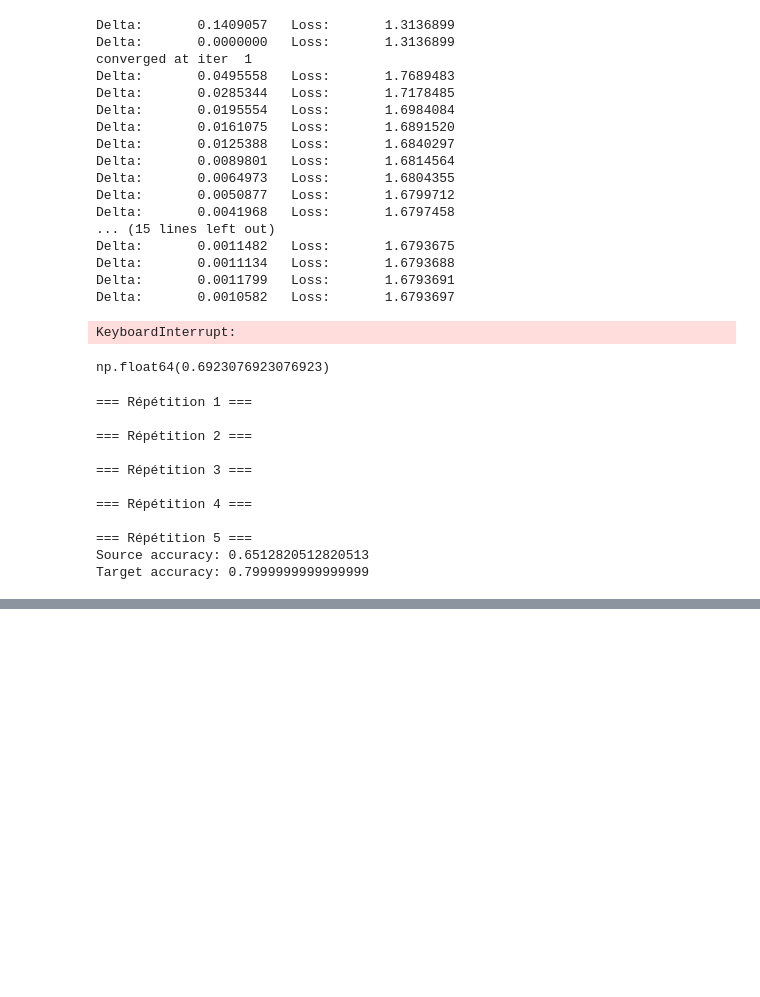
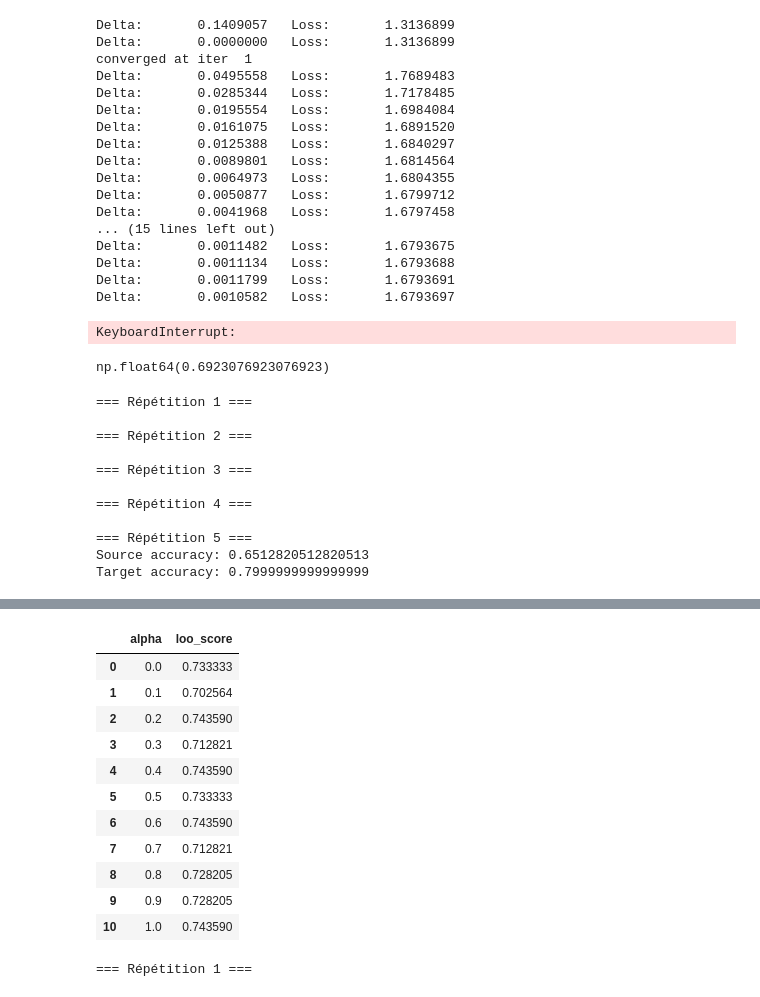
Before and after one commit to otrecoding/jdcoot, a Jupyter notebook: exemple_omique.ipynb, the cells around one changed output, grey strips where cells are left out. Drawn from its saved outputs; the diff is of its cells as text; code cells hidden in the pictures; blank space fills up the shorter version.

```diff
--- a/exemple_omique.ipynb
+++ b/exemple_omique.ipynb
@@ -654,10 +659,10 @@ Target accuracy: 0.7999999999999999
 # %%
-alpha_values = np.linspace(0, 2, 5)
+alpha_values = np.linspace(0, 1, 11)
 algo = "emd"
 reg = 0.1
 n_reps = 5  # nombre de répétitions
 results_all = []
-
+indices = np.arange(len(source))
 best_alpha_overall = None
 best_score_overall = -np.inf
 
@@ -742,5 +747,8 @@ df_results_all.to_excel("results_loo_all_reps.xlsx", index=False)
 print("\n=== Résultat global ===")
 print("Best alpha overall:", best_alpha_overall)
 print("Best LOO score overall:", best_score_overall)
+
+df_summary = df_results_all.groupby("alpha")["loo_score"].mean().reset_index()
+df_summary.to_excel("results_loo_mean_alpha.xlsx", index=False)
 # %% [output]
 === Répétition 1 ===
@@ -763,13 +777,34 @@ converged at iter  0
+# %%
+df_summary
+# %% [output]
+|  | alpha | loo_score |
+| 0 | 0.0 | 0.733333 |
+| 1 | 0.1 | 0.702564 |
+| 2 | 0.2 | 0.743590 |
+| 3 | 0.3 | 0.712821 |
+| 4 | 0.4 | 0.743590 |
+| 5 | 0.5 | 0.733333 |
+| 6 | 0.6 | 0.743590 |
+| 7 | 0.7 | 0.712821 |
+| 8 | 0.8 | 0.728205 |
+| 9 | 0.9 | 0.728205 |
+| 10 | 1.0 | 0.743590 |
 # %%
 import numpy as np
 import pandas as pd
 from sklearn.model_selection import train_test_split, LeaveOneOut
 
+X_df = pd.DataFrame(x_source_scaled, columns=['X'+str(i) for i in range(x_source_scaled.shape[1])])
+X_df['Z'] = source['Z'].values
+target = X_df
+X_df = pd.DataFrame(x_target_scaled, columns=['X'+str(i) for i in range(x_target_scaled.shape[1])])
+X_df['Z'] = target['Z'].values
+source = X_df
 algo = "emd"
 reg = 0.1
-alpha = 0.01
+alpha = 0.2
 
-n_reps = 50  # nombre de répétitions Monte Carlo
+n_reps = 5  # nombre de répétitions Monte Carlo
 results = []
 
 indices = np.arange(len(source))
@@ -846,11 +881,13 @@ df_results = pd.DataFrame(results)
 df_summary = (
     df_results
     .groupby(["recoding"])
-    .agg(mean_score=("score", "mean"),
-         std_score=("score", "std"))
+    .agg(mean_score=("mean_score", "mean"),
+         std_score=("mean_score", "std"))
     .reset_index()
 )
 
 print(df_summary)
 
 df_summary.to_excel("results_loo_mean.xlsx", index=False)
+# %% [output]
+=== Répétition 1 ===
```
Also changed, not shown: parts of 5 cells of this notebook, 12 other files.
